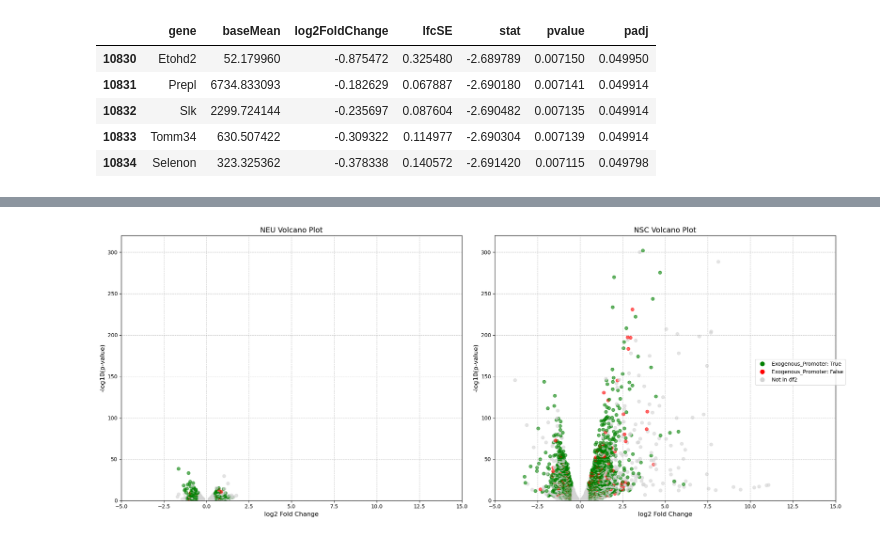
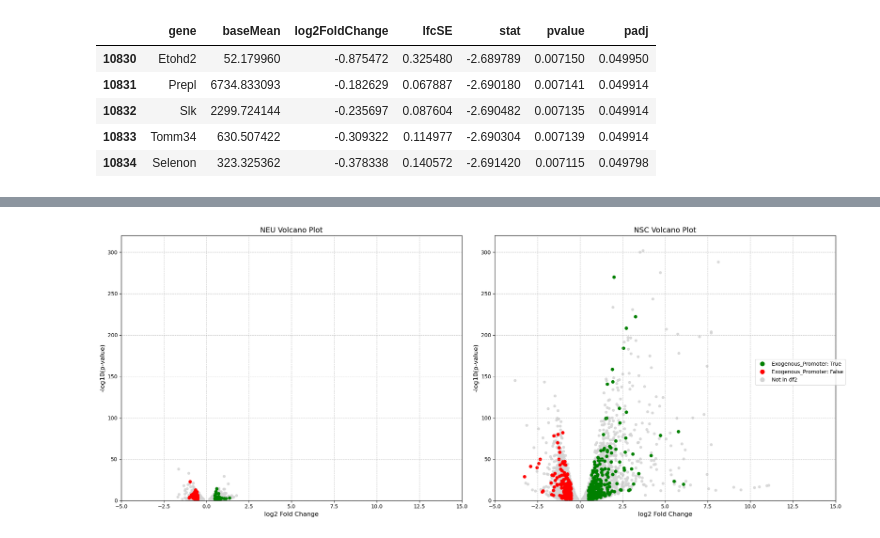
Before and after one commit to michal7kw/SRF_MECP2, a Jupyter notebook: volcano.ipynb, the cells around one changed output, grey strips where cells are left out. Cells and saved outputs as stored; diff of their text form; code cells hidden in the pictures.

```diff
--- a/volcano.ipynb
+++ b/volcano.ipynb
@@ -47,8 +47,8 @@ DEA_NEU.head()
 | 10833 | Tomm34 | 630.507422 | -0.309322 | 0.114977 | -2.690304 | 0.007139 | 0.049914 |
 | 10834 | Selenon | 323.325362 | -0.378338 | 0.140572 | -2.691420 | 0.007115 | 0.049798 |
 # %%
-mecp2_NEU = pd.read_csv("allgenes_NEU_total.csv", header=0)
-mecp2_NSC = pd.read_csv("allgenes_NSC_total.csv", header=0)
+mecp2_NEU = pd.read_csv("allgenes_NEU.csv", header=0)
+mecp2_NSC = pd.read_csv("allgenes_NSC.csv", header=0)
 # %%
 print(mecp2_NEU.shape)
 print(mecp2_NSC.shape)
@@ -166,14 +213,8 @@ promoter_type='Exogenous_Promoter'
 fig, (ax1, ax2) = plt.subplots(1, 2, figsize=(20, 8))
 
 # Get data for both plots
-colors1, x1, y1 = volcano_plot_mod(DEA_NEU, mecp2_NEU, promoter_type=promoter_type)
-colors2, x2, y2 = volcano_plot_mod(DEA_NSC, mecp2_NSC, promoter_type=promoter_type)
-
-# Find common axis limits
-# x_min = min(x1.min(), x2.min())
-# x_max = max(x1.max(), x2.max())
-# y_min = min(y1.min(), y2.min())
-# y_max = max(y1.max(), y2.max())
+background_data1, colored_data1 = volcano_plot_mod(DEA_NEU, mecp2_NEU, promoter_type=promoter_type)
+background_data2, colored_data2 = volcano_plot_mod(DEA_NSC, mecp2_NSC, promoter_type=promoter_type)
 
 x_min = -5
 x_max = 15
@@ -181,44 +222,48 @@ y_min = 0
 y_max = 320
 
 # Plot first volcano plot
-ax1.scatter(x1, y1, c=colors1, alpha=0.6)
+ax1.scatter(background_data1['x'], background_data1['y'], c='lightgrey', alpha=0.8, s=20)
+ax1.scatter(colored_data1['x'], colored_data1['y'], c=colored_data1['colors'], alpha=1, s=30)
 ax1.set_xlabel('log2 Fold Change', fontsize=12)
 ax1.set_ylabel('-log10(p-value)', fontsize=12)
 ax1.set_title('NEU Volcano Plot', fontsize=14)
 ax1.grid(True, linestyle='--', alpha=0.7)
 ax1.set_xlim(x_min, x_max)
 ax1.set_ylim(y_min, y_max)
 
-# Add labels for first plot if needed
-if True:  # For NEU plot
-    pvalue_threshold = -np.log10(0.05)
-    fc_threshold = 2
-    for x, y, gene in zip(x1, y1, DEA_NEU['gene']):
-        if (abs(x) > fc_threshold) and (y > pvalue_threshold):
-            ax1.annotate(gene, (x, y), xytext=(5, 5),
-                        textcoords='offset points', fontsize=8)
+# # Add labels for first plot if needed
+# if True:  # For NEU plot
+#     pvalue_threshold = -np.log10(0.05)
+#     fc_threshold = 2
+#     for x, y, gene in zip(background_data1['x'].tolist() + colored_data1['x'].tolist(),
+#                          background_data1['y'].tolist() + colored_data1['y'].tolist(),
+#                          DEA_NEU['gene']):
+#         if (abs(x) > fc_threshold) and (y > pvalue_threshold):
+#             ax1.annotate(gene, (x, y), xytext=(5, 5),
+#                         textcoords='offset points', fontsize=8)
 
 # Plot second volcano plot
-ax2.scatter(x2, y2, c=colors2, alpha=0.6)
+ax2.scatter(background_data2['x'], background_data2['y'], c='lightgrey', alpha=0.8, s=20)
+ax2.scatter(colored_data2['x'], colored_data2['y'], c=colored_data2['colors'], alpha=1, s=30)
 ax2.set_xlabel('log2 Fold Change', fontsize=12)
 ax2.set_ylabel('-log10(p-value)', fontsize=12)
 ax2.set_title('NSC Volcano Plot', fontsize=14)
 ax2.grid(True, linestyle='--', alpha=0.7)
 ax2.set_xlim(x_min, x_max)
 ax2.set_ylim(y_min, y_max)
 
 # Create custom legend (only need it once since it's the same for both)
 legend_elements = [plt.Line2D([0], [0], marker='o', color='w',
                             markerfacecolor='green', label=f'{promoter_type}: True', markersize=10),
                 plt.Line2D([0], [0], marker='o', color='w',
                             markerfacecolor='red', label=f'{promoter_type}: False', markersize=10),
                 plt.Line2D([0], [0], marker='o', color='w',
                             markerfacecolor='lightgrey', label='Not in df2', markersize=10)]
 
 # Add legend to figure
 fig.legend(handles=legend_elements, loc='center right')
 
 plt.tight_layout()
 plt.show()
 # %% [output]
-[figure, old version]
+[figure, new version]
```
Also changed, not shown: parts of 7 cells of this notebook.
